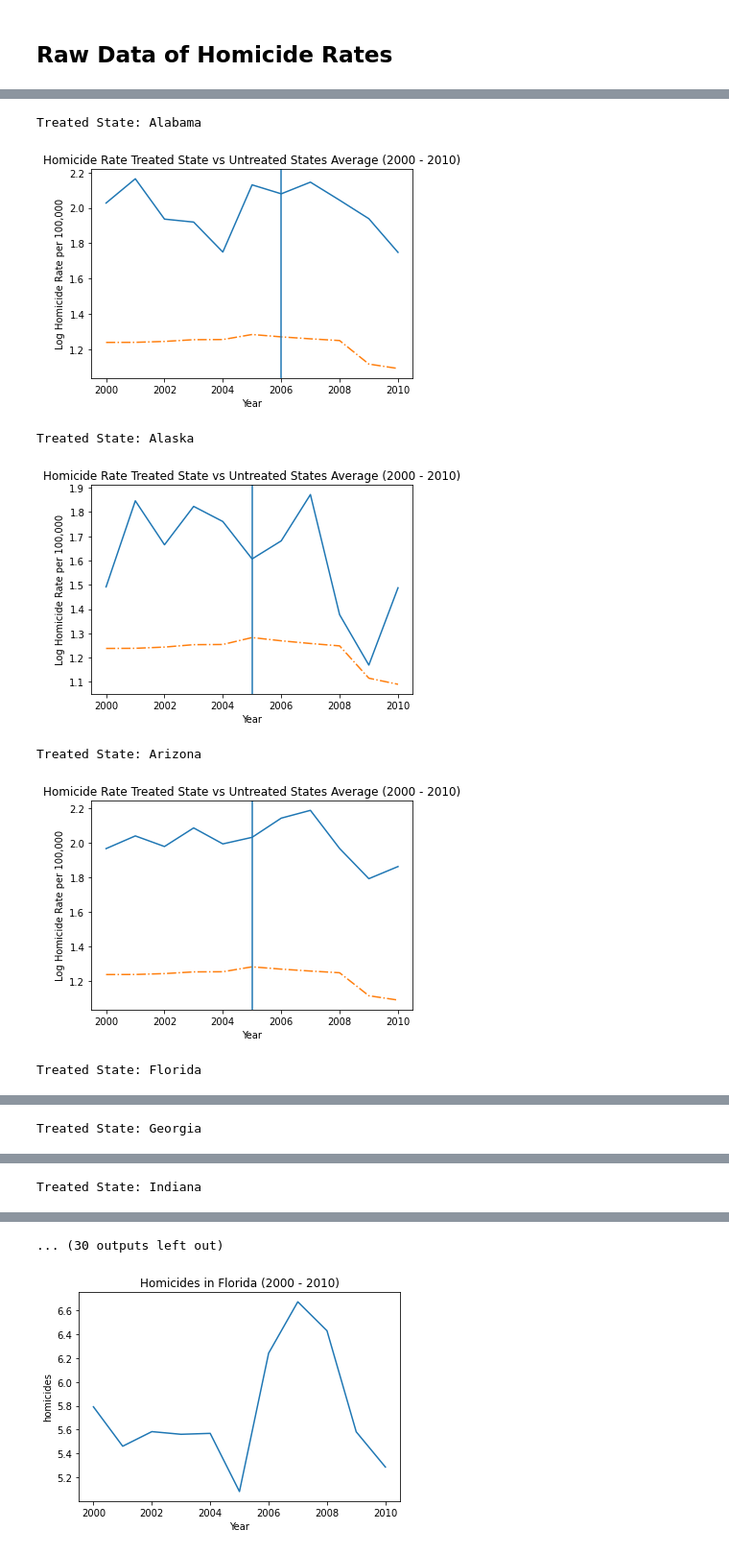
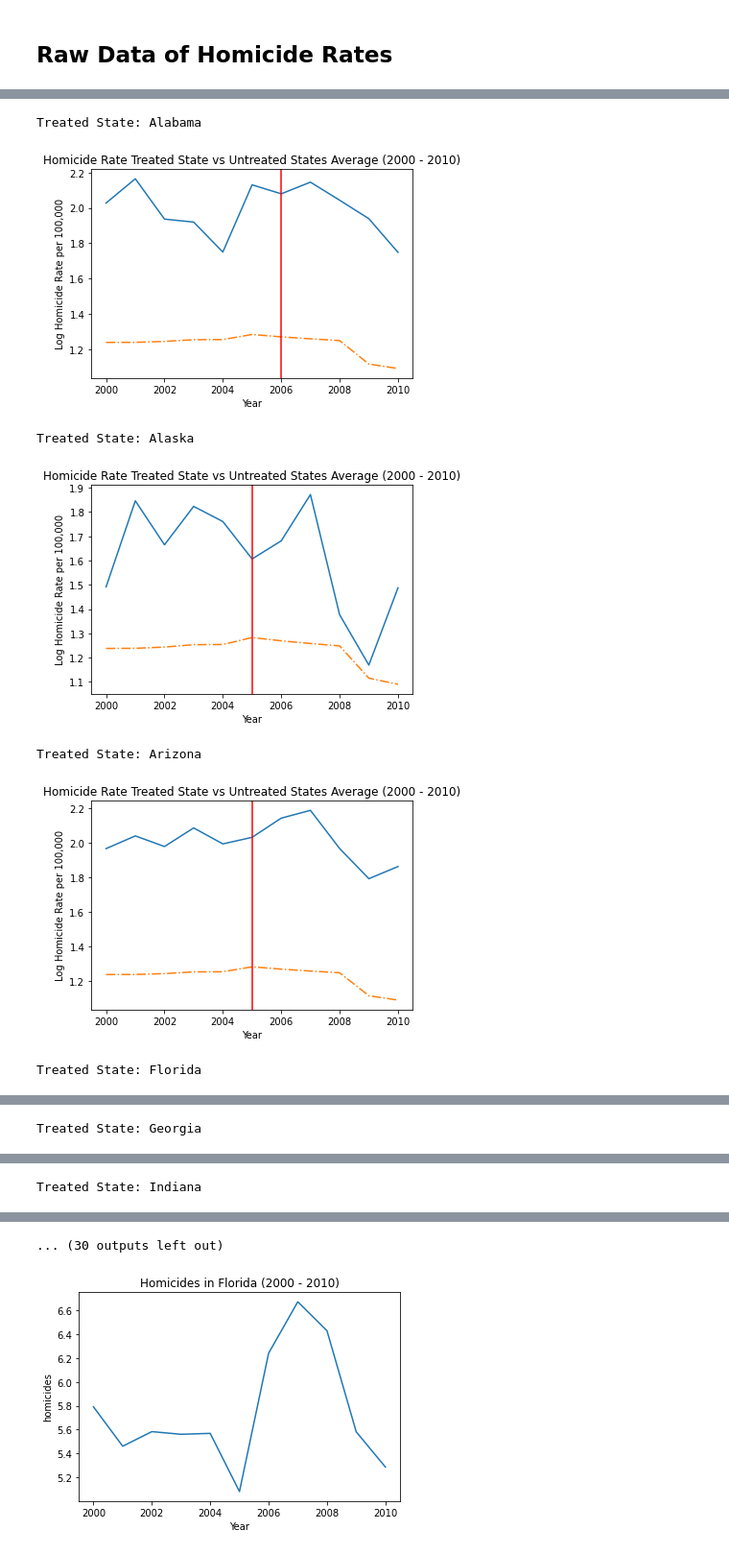
Before and after one commit to ChadDelany/causal_inference_castle_doctrine, a Jupyter notebook: notebooks/02_EDA.ipynb, the cells around one changed output, grey strips where cells are left out. Shown at 96% size. Saved outputs shown, nothing was run; the diff lists cells and outputs as text; code cells hidden in the pictures.

```diff
--- a/notebooks/02_EDA.ipynb
+++ b/notebooks/02_EDA.ipynb
@@ -174,23 +174,23 @@ plt.show()
 # %%
 for state in castle_treat.state.unique():
   print(f'Treated State: {state}')
   state = castle_treat[castle_treat['state'] == state]
 
   plt.plot(state.year, state.l_homicide)
   plt.plot(castle_notreat_ave.year, castle_notreat_ave.l_homicide, '-.')
 
   # Draw a vertical line at the treatment date
-  plt.axvline(x=state.treatment_date.mean())
+  plt.axvline(x=state.treatment_date.mean(), c='red')
 
   plt.title('Homicide Rate Treated State vs Untreated States Average (2000 - 2010)')
   plt.xlabel('Year')
   plt.ylabel('Log Homicide Rate per 100,000')
   plt.show()
 # %% [output]
 Treated State: Alabama
-[figure, old version]
+[figure, new version]
 Treated State: Alaska
-[figure, old version]
+[figure, new version]
 Treated State: Arizona
-[figure, old version]
+[figure, new version]
 Treated State: Florida
```
Also changed, not shown: parts of 2 cells of this notebook.
